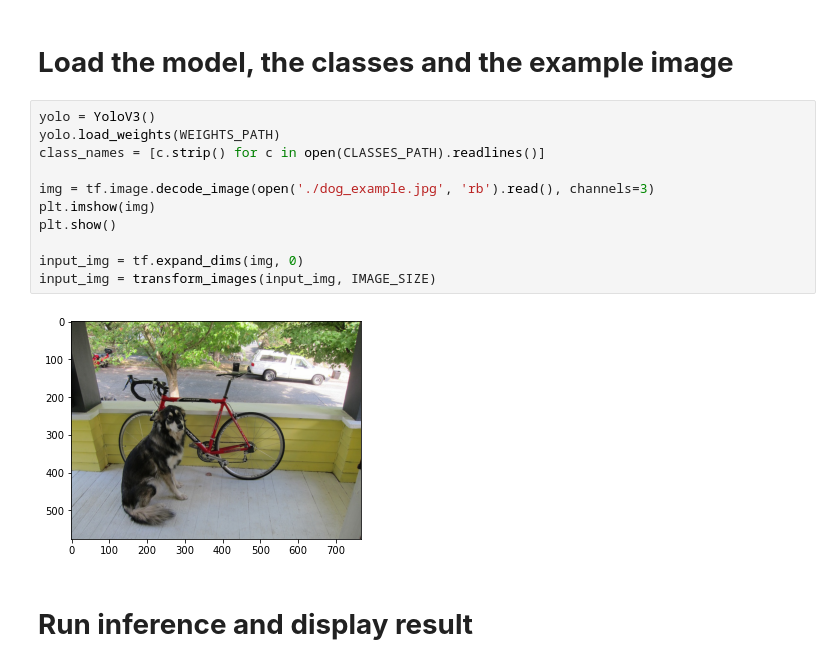
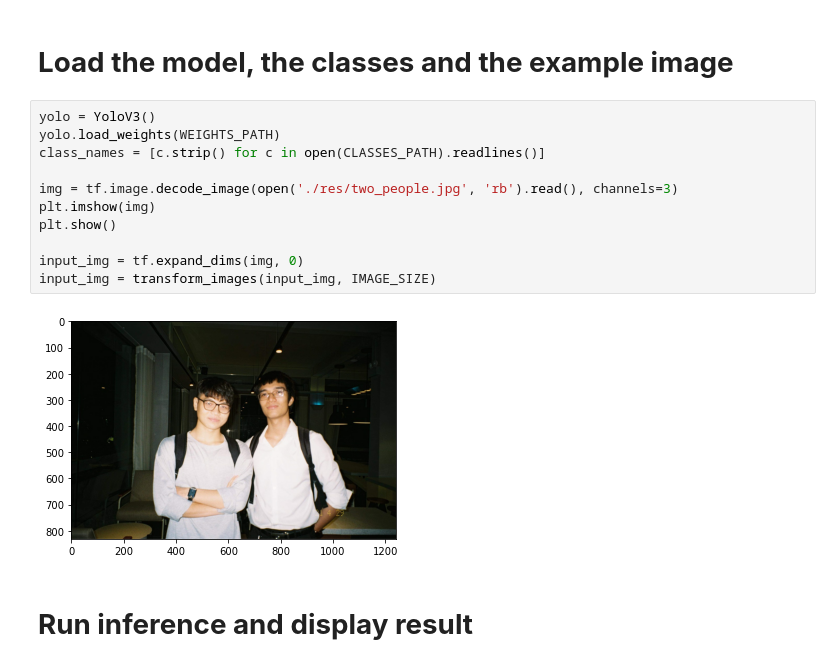
Before and after one commit to GiaKhangLuu/cv_with_tensorflow2, a Jupyter notebook: section_02/chapter_05/yolo_inference.ipynb, the cells around one changed output. Drawn from its saved outputs; the diff is of its cells as text.

```diff
--- a/section_02/chapter_05/yolo_inference.ipynb
+++ b/section_02/chapter_05/yolo_inference.ipynb
@@ -27,15 +27,15 @@ IMAGE_SIZE = 416
 # %%
 yolo = YoloV3()
 yolo.load_weights(WEIGHTS_PATH)
 class_names = [c.strip() for c in open(CLASSES_PATH).readlines()]
 
-img = tf.image.decode_image(open('./dog_example.jpg', 'rb').read(), channels=3)
+img = tf.image.decode_image(open('./res/two_people.jpg', 'rb').read(), channels=3)
 plt.imshow(img)
 plt.show()
 
 input_img = tf.expand_dims(img, 0)
 input_img = transform_images(input_img, IMAGE_SIZE)
 # %% [output]
-[figure, old version]
+[figure, new version]
 # %% [markdown]
 # **Run inference and display result**
```
Also changed, not shown: parts of 2 cells of this notebook, 5 other files.
